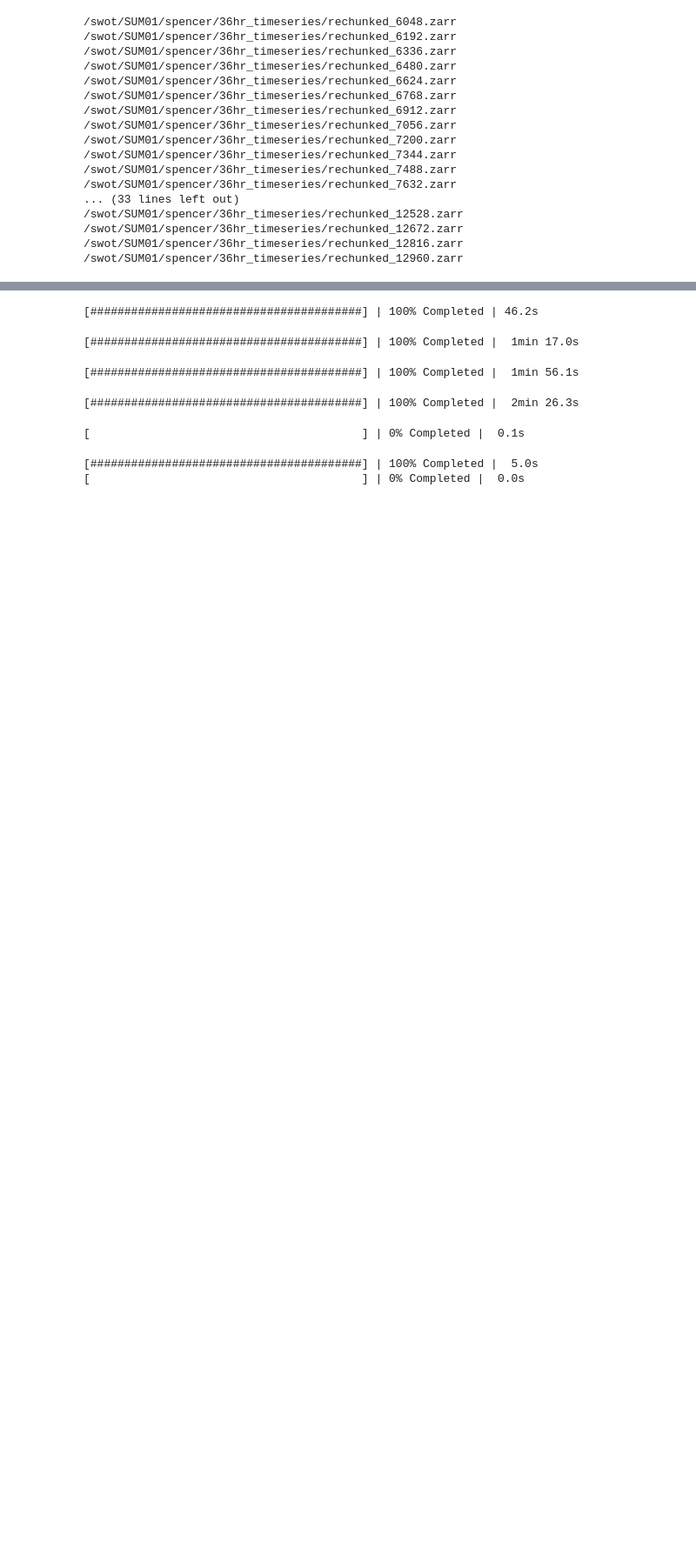
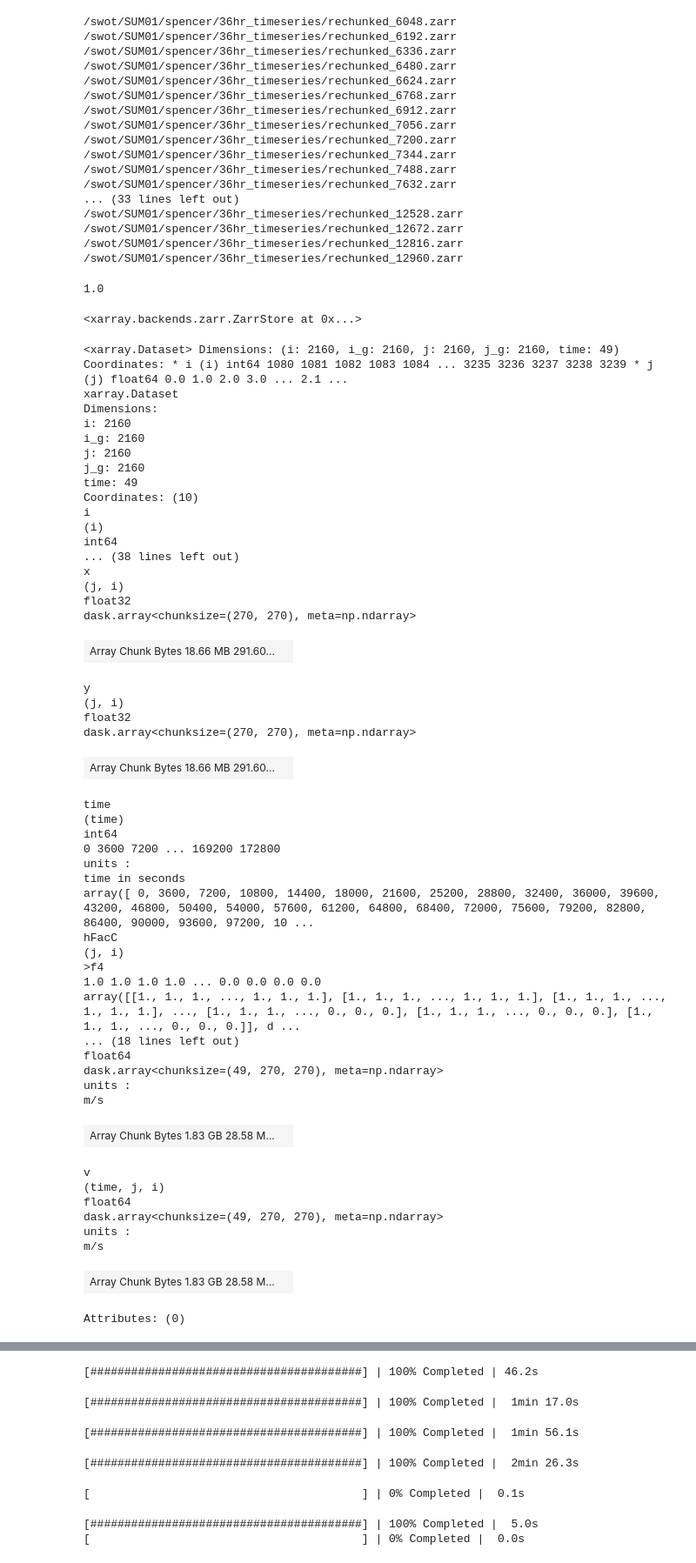
Before and after one commit to cspencerjones/separating-balanced, a Jupyter notebook: python/filtered_u_v.ipynb, the cells around one changed output, grey strips where cells are left out. Shown at 87% size. Cells and saved outputs as stored; diff of their text form; code cells hidden in the pictures; blank space fills up the shorter version.

```diff
--- a/python/filtered_u_v.ipynb
+++ b/python/filtered_u_v.ipynb
@@ -17,6 +17,10 @@ from fastjmd95 import jmd95numba
 RC =np.fromfile('/swot/SUM01/spencer/swot_agulhas_test/RC.data', dtype='>f4')
 RF =np.fromfile('/swot/SUM01/spencer/swot_agulhas_test/RF.data', dtype='>f4')
 DRC =np.fromfile('/swot/SUM01/spencer/swot_agulhas_test/DRC.data', dtype='>f4')
+DXG =np.fromfile('/swot/SUM01/spencer/swot_agulhas_test/DXG.data', dtype='>f4')
+DYG =np.fromfile('/swot/SUM01/spencer/swot_agulhas_test/DYG.data', dtype='>f4')
+DRF =np.fromfile('/swot/SUM01/spencer/swot_agulhas_test/DRF.data', dtype='>f4')
+hFacC =np.fromfile('/swot/SUM01/spencer/swot_agulhas_test/hFacC.data', dtype='>f4')
 # %%
 Temp = xr.open_zarr('/swot/SUM02/spencer/swot_agulhas_surf/temp.zarr')
 Salt = xr.open_zarr('/swot/SUM02/spencer/swot_agulhas_surf/salt.zarr')
@@ -107,3 +111,74 @@ for fileno in range(0,49):#nofiles
 /swot/SUM01/spencer/36hr_timeseries/rechunked_12672.zarr
 /swot/SUM01/spencer/36hr_timeseries/rechunked_12816.zarr
 /swot/SUM01/spencer/36hr_timeseries/rechunked_12960.zarr
+# %%
+DRF[0]
+# %% [output]
+1.0
+# %%
+eul_filtered_vels = u_eul_filtered.to_dataset(name='u')
+eul_filtered_vels['v'] = v_eul_filtered
+eul_filtered_vels = eul_filtered_vels.assign_coords({"hFacC":(["j","i"],hFacC.reshape(90,2160,2160)[0,:,:])})
+eul_filtered_vels = eul_filtered_vels.assign_coords({"dxG":(["j_g","i"],DXG.reshape(2160,2160))})
+eul_filtered_vels = eul_filtered_vels.assign_coords({"dyG":(["j","i_g"],DYG.reshape(2160,2160))})
+eul_filtered_vels = eul_filtered_vels.assign_coords(drF = DRF[0])
+eul_filtered_vels.time.attrs['units']='time in seconds'
+eul_filtered_vels.u.attrs['units']='m/s'
+eul_filtered_vels.v.attrs['units']='m/s'
+eul_filtered_vels.j.attrs['long_name']='index in latitude'
+eul_filtered_vels.i.attrs['units']='index_in_longitude'
+eul_filtered_vels.to_zarr('/swot/SUM03/spencer/agulhas_vels/eul_filtered_vels.zarr')
+# %% [output]
+<xarray.backends.zarr.ZarrStore at 0x...>
+# %%
+eul_filtered_vels
+# %% [output]
+<xarray.Dataset> Dimensions: (i: 2160, i_g: 2160, j: 2160, j_g: 2160, time: 49) Coordinates: * i (i) int64 1080 1081 1082 1083 1084 ... 3235 3236 3237 3238 3239 * j (j) float64 0.0 1.0 2.0 3.0 ... 2.1 ...
+xarray.Dataset
+Dimensions:
+i: 2160
+i_g: 2160
+j: 2160
+j_g: 2160
+time: 49
+Coordinates: (10)
+i
+(i)
+int64
+... (38 lines left out)
+x
+(j, i)
+float32
+dask.array<chunksize=(270, 270), meta=np.ndarray>
+| Array Chunk Bytes 18.66 MB 291.60... |  |
+y
+(j, i)
+float32
+dask.array<chunksize=(270, 270), meta=np.ndarray>
+| Array Chunk Bytes 18.66 MB 291.60... |  |
+time
+(time)
+int64
+0 3600 7200 ... 169200 172800
+units :
+time in seconds
+array([ 0, 3600, 7200, 10800, 14400, 18000, 21600, 25200, 28800, 32400, 36000, 39600, 43200, 46800, 50400, 54000, 57600, 61200, 64800, 68400, 72000, 75600, 79200, 82800, 86400, 90000, 93600, 97200, 10 ...
+hFacC
+(j, i)
+>f4
+1.0 1.0 1.0 1.0 ... 0.0 0.0 0.0 0.0
+array([[1., 1., 1., ..., 1., 1., 1.], [1., 1., 1., ..., 1., 1., 1.], [1., 1., 1., ..., 1., 1., 1.], ..., [1., 1., 1., ..., 0., 0., 0.], [1., 1., 1., ..., 0., 0., 0.], [1., 1., 1., ..., 0., 0., 0.]], d ...
+... (18 lines left out)
+float64
+dask.array<chunksize=(49, 270, 270), meta=np.ndarray>
+units :
+m/s
+| Array Chunk Bytes 1.83 GB 28.58 M... |  |
+v
+(time, j, i)
+float64
+dask.array<chunksize=(49, 270, 270), meta=np.ndarray>
+units :
+m/s
+| Array Chunk Bytes 1.83 GB 28.58 M... |  |
+Attributes: (0)
```
Also changed, not shown: parts of 2 cells of this notebook, 2 other files.
